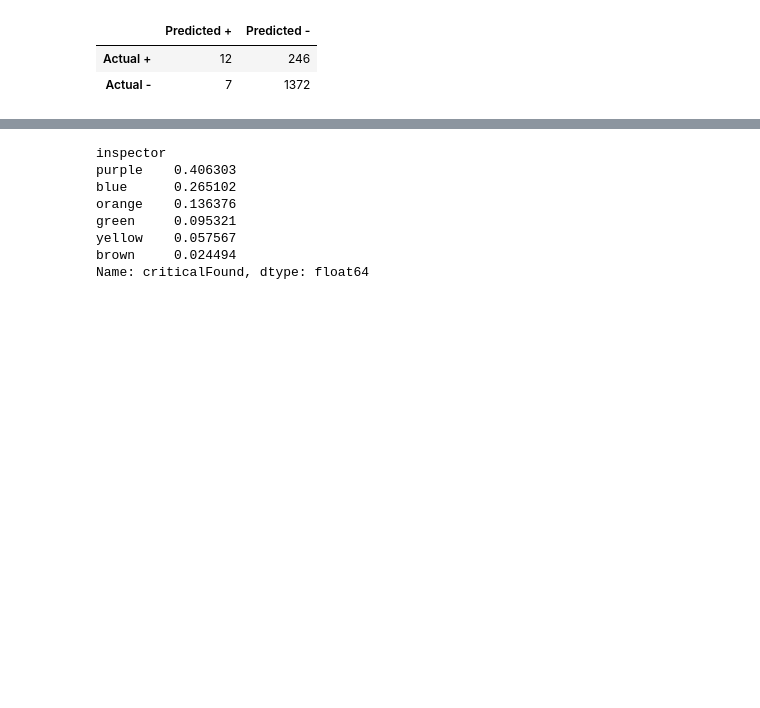
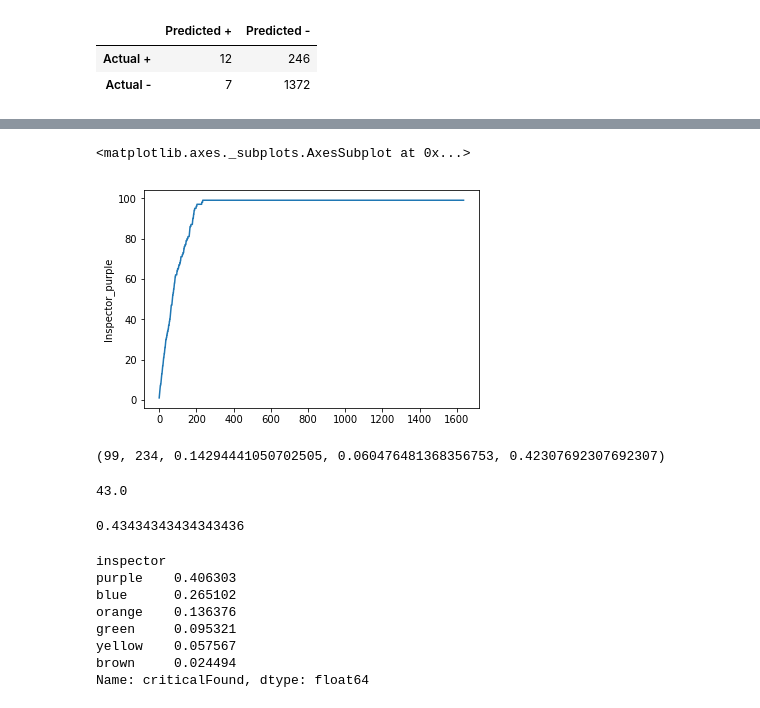
Before and after one commit to vingkan/foodinspectionforecasting, a Jupyter notebook: IIT/20_sanitarian_variable.ipynb, the cells around one changed output, grey strips where cells are left out. Cells and saved outputs as stored; diff of their text form; code cells hidden in the pictures; blank space fills up the shorter version.

Commit message:
Check purple inspections

```diff
--- a/IIT/20_sanitarian_variable.ipynb
+++ b/IIT/20_sanitarian_variable.ipynb
@@ -29,6 +29,7 @@ Recall = 0.04651
 # %%
 d_train["inspector"] = d_train[INSPECTORS].idxmax(axis=1).apply(lambda x: str(x)[10:])
 d_test["inspector"] = d_test[INSPECTORS].idxmax(axis=1).apply(lambda x: str(x)[10:])
+d_test["city_score"] = clf.predict_proba(X_test)[:,1]
 d_test.head()
 # %% [output]
 |  | criticalFound | Inspection_Date | License | Inspection_ID | Business_ID | Inspector_blue | Inspector_brown | ... |
@@ -41,3 +42,27 @@ d_test.head()
+# %%
+test_ranked = d_test.sort_values(by="city_score", ascending=False)
+# %%
+sns.lineplot(range(len(test_ranked)), test_ranked["Inspector_purple"].cumsum())
+# %% [output]
+<matplotlib.axes._subplots.AxesSubplot at 0x...>
+[figure, added]
+# %%
+all_purple_done = np.argmax(test_ranked["Inspector_purple"].cumsum().values)
+all_purple_count = test_ranked["Inspector_purple"].sum()
+purple_insp_prop = all_purple_done / len(d_test)
+purple_rest_prop = all_purple_count / len(d_test)
+purple_order_prop = all_purple_count / all_purple_done
+all_purple_count, all_purple_done, purple_insp_prop, purple_rest_prop, purple_order_prop
+# %% [output]
+(99, 234, 0.14294441050702505, 0.060476481368356753, 0.42307692307692307)
+# %%
+(d_test["Inspector_purple"] * d_test["criticalFound"]).sum()
+# %% [output]
+43.0
+# %%
+(d_test["Inspector_purple"] * d_test["criticalFound"]).sum() / d_test["Inspector_purple"].sum()
+# %% [output]
+0.43434343434343436
 # %%
 insp_sorted = d_train.groupby("inspector")["criticalFound"].mean().sort_values(ascending=False)
 insp_sorted
```
Also changed, not shown: parts of 1 cell of this notebook.
